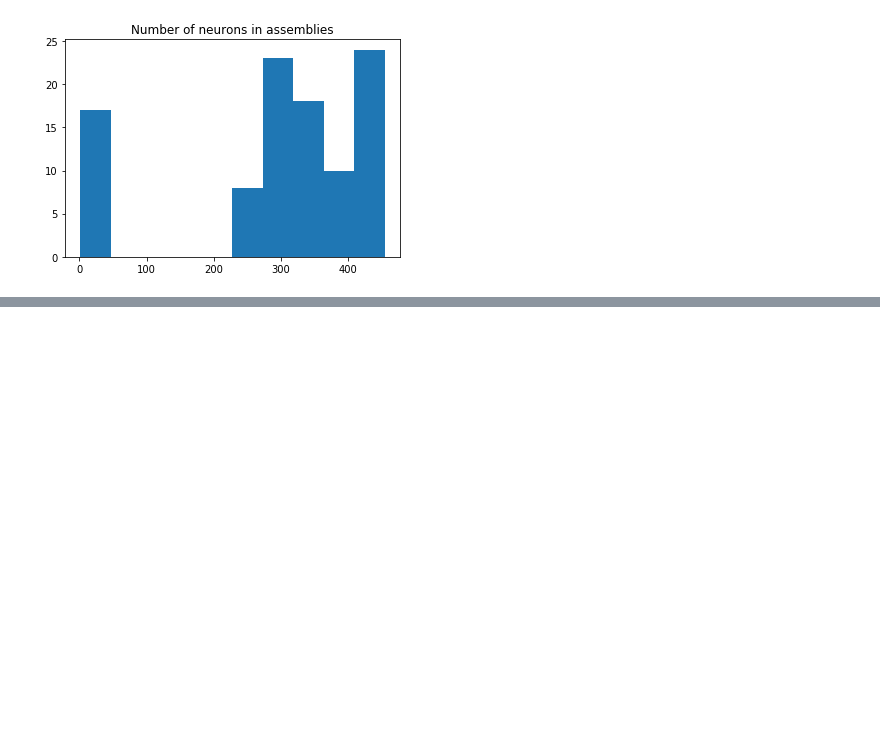
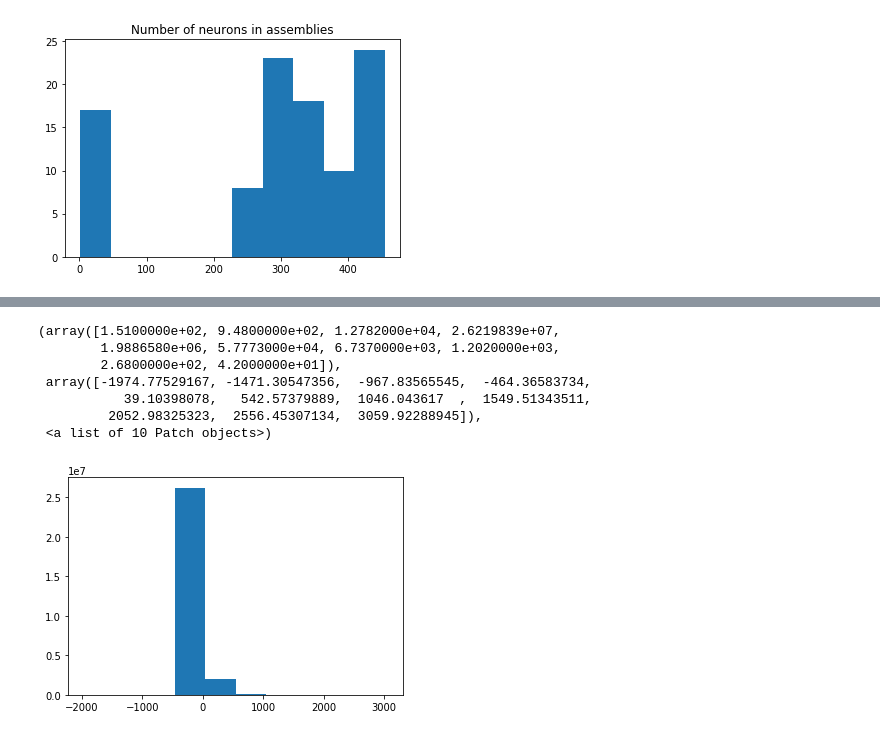
Before and after one commit to MouseLand/EnsemblePursuit, a Jupyter notebook: EnsemblePursuitInitial.ipynb, the cells around one changed output, grey strips where cells are left out. Cells and saved outputs as stored; diff of their text form; code cells hidden in the pictures; blank space fills up the shorter version.

```diff
--- a/EnsemblePursuitInitial.ipynb
+++ b/EnsemblePursuitInitial.ipynb
@@ -226,0 +254,11 @@ plt.show()
+# %%
+plt.hist(fit_x_train.flatten())
+# %% [output]
+(array([1.5100000e+02, 9.4800000e+02, 1.2782000e+04, 2.6219839e+07,
+        1.9886580e+06, 5.7773000e+04, 6.7370000e+03, 1.2020000e+03,
+        2.6800000e+02, 4.2000000e+01]),
+ array([-1974.77529167, -1471.30547356,  -967.83565545,  -464.36583734,
+           39.10398078,   542.57379889,  1046.043617  ,  1549.51343511,
+         2052.98325323,  2556.45307134,  3059.92288945]),
+ <a list of 10 Patch objects>)
+[figure, added]
```
Also changed, not shown: parts of 3 cells of this notebook, 1 other file.
